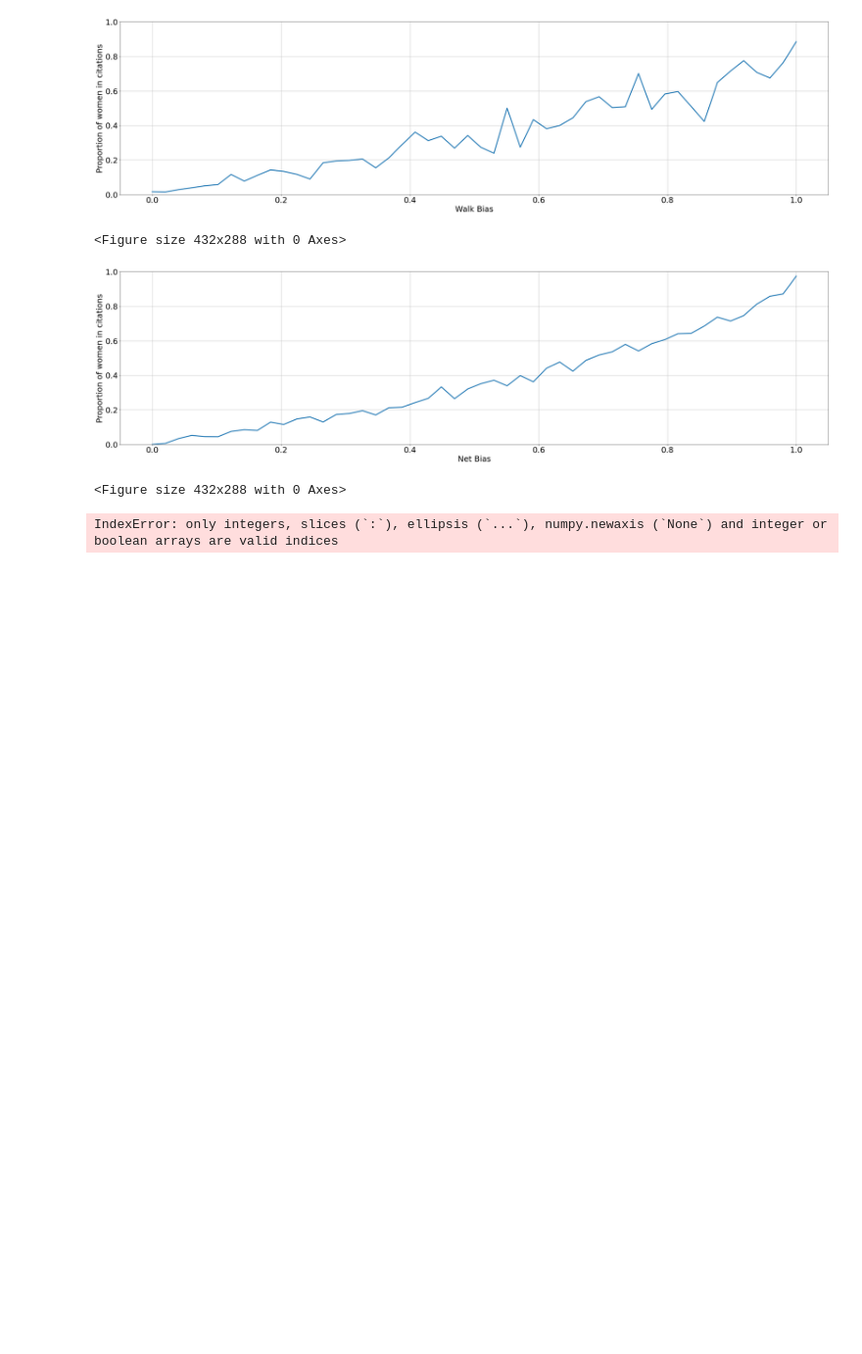
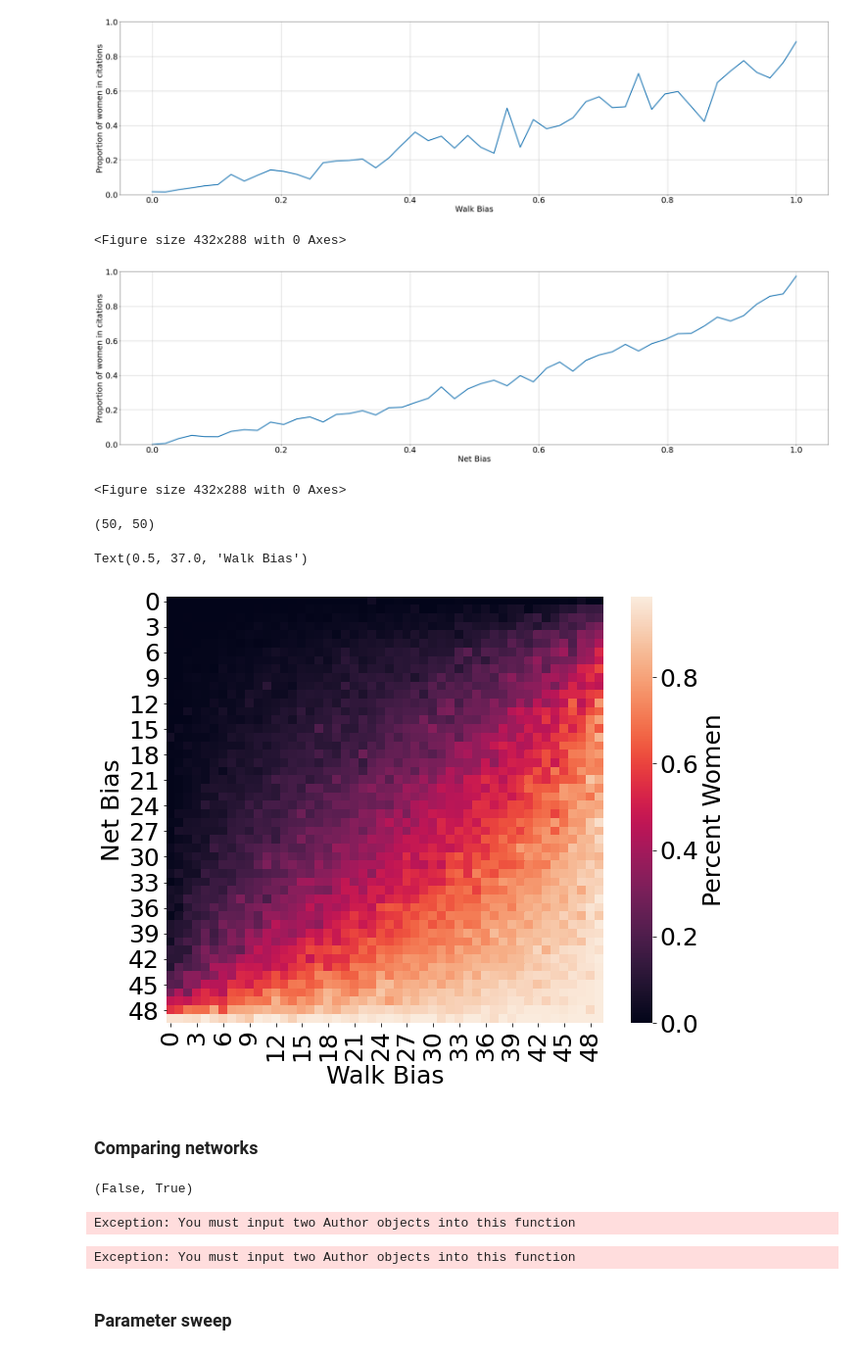
Before and after one commit to jastiso/modeling_citations, a Jupyter notebook: scripts/class_fn_test.ipynb, the cells around one changed output. Shown at 98% size. Drawn from its saved outputs; the diff is of its cells as text; code cells hidden in the pictures; blank space fills up the shorter version.

Commit message:
added meeting function

```diff
--- a/scripts/class_fn_test.ipynb
+++ b/scripts/class_fn_test.ipynb
@@ -721,6 +725,38 @@ plt.draw()
 # %% [output]
 [figure]
 <Figure size 432x288 with 0 Axes>
+# %%
+# repeat the above test for different reference sizes
+nSim = 20
+walk_biases = np.linspace(0., 1.,50)
+nn = 100
+nb = [50, 100, 500, 1000]
+
+def test_cites(b,g,node_2_gender,n,nb,nSim):
+    props = np.zeros((nSim,len(nb)))
+    a = Author(.5,b,.5,.5,'w')
+    a.init_network(g, node_2_gender, n)
+    for i,m in enumerate(nb):
+        for k in range(nSim):
+            bib = a.get_cites(m)
+            props[k,i] = sum([val['gender'] == 'woman' for val in bib.values()])/nb
+    return np.mean(props,axis=0)
+
+cites = Parallel(n_jobs=1)(
+    delayed(test_cites)(b,g,node_2_gender,nn,nb,nSim)
+    for b in tqdm(walk_biases)
+)
+# %%
+plt.rcParams.update({'font.size': 25})
+plt.figure(figsize=(40,10))
+plt.plot(walk_biases, cites, len(walk_biases), linewidth=3.0)
+plt.ylabel('Proportion of women in citations')
+plt.xlabel('Walk Bias')
+plt.ylim(0,1)
+plt.grid(True)
+plt.legend(nb)
+plt.show()
+plt.draw()
 # %%
 # citation bias with different network biases
 nSim = 20
@@ -765,17 +801,15 @@ nb = 70
 
 def test_cites(b,g,node_2_gender,n,nb,nSim,walk_bias):
     props = np.zeros((len(walk_bias),nSim))
-    for m in walk_bias:
+    for i,m in enumerate(walk_bias):
         a = Author(b,m,.5,.5,'w')
         for k in range(nSim):
             a.init_network(g, node_2_gender, n)
             bib = a.get_cites(nb)
-            props[k,m] = sum([val['gender'] == 'woman' for val in bib.values()])/nb
+            props[i,k] = sum([val['gender'] == 'woman' for val in bib.values()])/nb
     return np.mean(props,axis=1)
 
 cites = Parallel(n_jobs=3)(
     delayed(test_cites)(b,g,node_2_gender,nn,nb,nSim,walk_biases)
     for b in tqdm(net_biases)
 )
-# %% [output]
-IndexError: only integers, slices (`:`), ellipsis (`...`), numpy.newaxis (`None`) and integer or boolean arrays are valid indices
@@ -783,0 +816,35 @@ sns.heatplot(reshape(cites,(len(net_biases),len(walk_biases))))
+# %%
+np.shape(cites)
+# %% [output]
+(50, 50)
+# %%
+plt.figure(figsize=(10,8))
+sns.heatmap(data=cites,cbar_kws={'label': 'Percent Women'})
+plt.ylabel('Net Bias')
+plt.xlabel('Walk Bias')
+# %% [output]
+Text(0.5, 37.0, 'Walk Bias')
+[figure, added]
+# %% [markdown]
+### Comparing networks
+# %%
+# this should run smoothly
+a1 = Author(0.5,0.5,0.5,0.5)
+a1.init_network(g, node_2_gender, 500)
+a2 = Author(0.5,0.5,0.01,0.5)
+a2.init_network(g, node_2_gender, 500)
+compare_nets(a1,a2)
+# %% [output]
+(False, True)
+# %%
+# this should throw an error
+compare_nets(1,a2)
+# %% [output]
+Exception: You must input two Author objects into this function
+# %%
+# this should throw an error
+compare_nets(a1,'s')
+# %% [output]
+Exception: You must input two Author objects into this function
+# %% [markdown]
+### Parameter sweep
```
Also changed, not shown: parts of 7 cells of this notebook.
